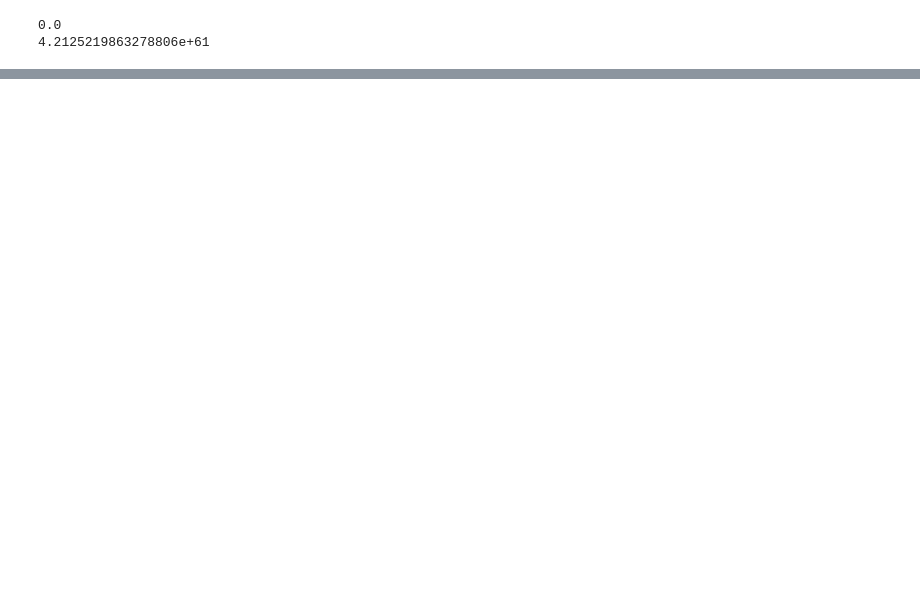
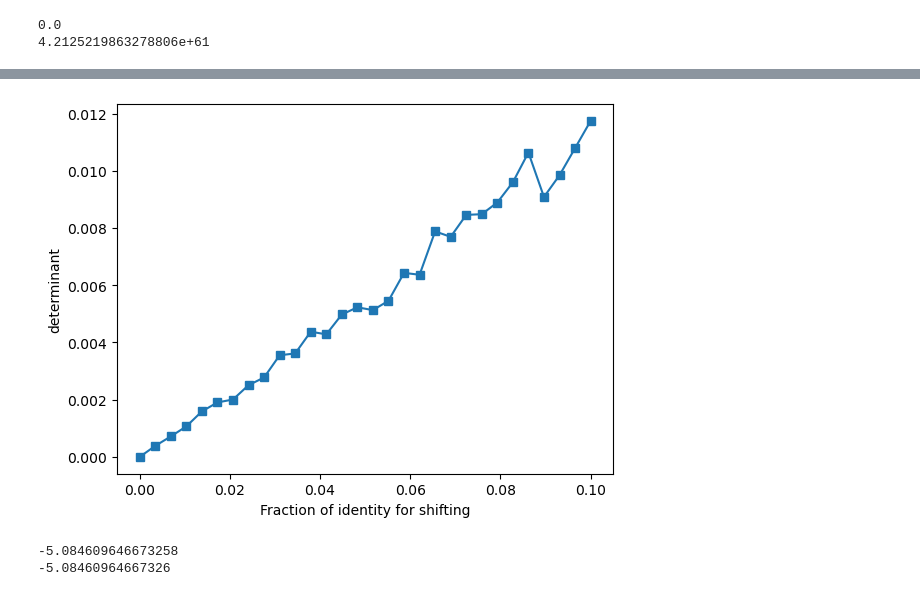
Before and after one commit to decemberkms/linear_algebra, a Jupyter notebook: determinant04.ipynb, the cells around one changed output, grey strips where cells are left out. Saved outputs shown, nothing was run; the diff lists cells and outputs as text; code cells hidden in the pictures; blank space fills up the shorter version.

```diff
--- a/determinant04.ipynb
+++ b/determinant04.ipynb
@@ -27,0 +28,34 @@ Row swapp  6.12847343831251
+# %%
+# determinant of shifted matrices
+lambdas = np.linspace(0, .1, 30)
+
+# initialize
+tmp = np.zeros(1000)
+dets = np.zeros(len(lambdas))
+
+for deti in range(len(lambdas)):
+    for i in range(1000):
+        M = np.random.rand(20,20)
+        M[:,0] = M[:,1]
+
+        # compute det
+        tmp[i] = abs(np.linalg.det(M + lambdas[deti]*np.eye(20)))
+
+    # compute average det
+    dets[deti] = np.mean(tmp)
+
+plt.plot(lambdas, dets, "s-")
+plt.xlabel("Fraction of identity for shifting")
+plt.ylabel("determinant")
+plt.show()
+# %% [output]
+[figure, added]
+# %%
+A = np.random.randn(3, 3)
+B = np.random.randn(3, 3)
+
+print(np.linalg.det(A)*np.linalg.det(B))
+print(np.linalg.det(A@B))
+# %% [output]
+-5.084609646673258
+-5.08460964667326
```
Also changed, not shown: parts of 3 cells of this notebook.
